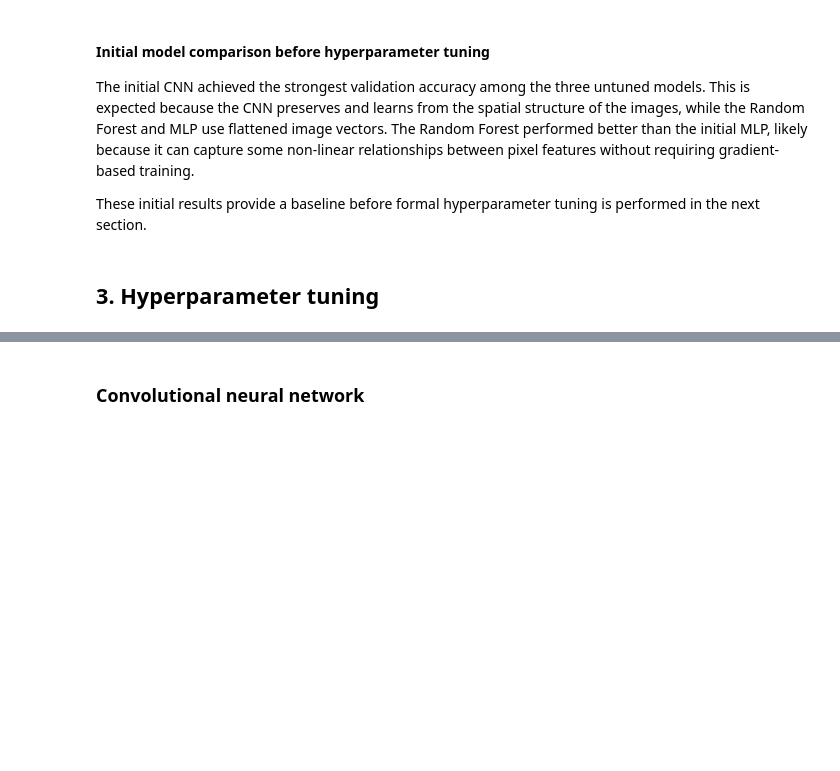
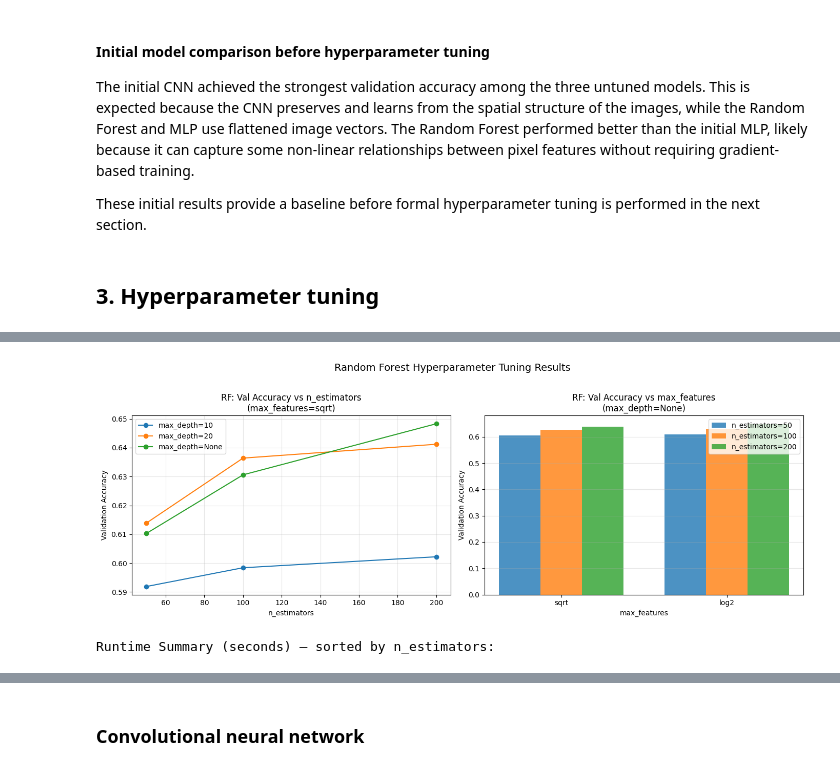
Before and after one commit to rahulsrinivas2003/University-Assignment, a Jupyter notebook: COMP5318 (Machine Learning )/Assignment 2/COMP5318-assignment2-template-notebook-1.ipynb, the cells around one changed output, grey strips where cells are left out. Saved outputs shown, nothing was run; the diff lists cells and outputs as text; code cells hidden in the pictures; blank space fills up the shorter version.

```diff
--- a/COMP5318 (Machine Learning )/Assignment 2/COMP5318-assignment2-template-notebook-1.ipynb
+++ b/COMP5318 (Machine Learning )/Assignment 2/COMP5318-assignment2-template-notebook-1.ipynb
@@ -581,0 +703,64 @@ These initial results provide a baseline before formal hyperparameter tuning is
+# %%
+# ─────────────────────────────────────────────────────────────────
+# SECTION 3.1 — RF TUNING RESULTS VISUALISATION
+# ─────────────────────────────────────────────────────────────────
+
+fig, axes = plt.subplots(1, 2, figsize=(14, 5))
+
+# ── Plot 1: Val Accuracy vs n_estimators, grouped by max_depth ──
+for depth_val in ['10', '20', 'None']:
+    subset = rf_results_df[
+        (rf_results_df['max_depth'] == depth_val) &
+        (rf_results_df['max_features'] == 'sqrt')
+    ].sort_values('n_estimators')
+    axes[0].plot(
+        subset['n_estimators'],
+        subset['val_accuracy'],
+        marker='o',
+        label=f'max_depth={depth_val}'
+    )
+
+axes[0].set_title('RF: Val Accuracy vs n_estimators\n(max_features=sqrt)', fontsize=12)
+axes[0].set_xlabel('n_estimators')
+axes[0].set_ylabel('Validation Accuracy')
+axes[0].legend()
+axes[0].grid(True, alpha=0.3)
+
+# ── Plot 2: Val Accuracy vs max_features, grouped by n_estimators ──
+colors = ['tab:blue', 'tab:orange', 'tab:green']
+bar_width = 0.25
+x = np.arange(2)  # sqrt, log2
+
+for j, n_est in enumerate([50, 100, 200]):
+    subset = rf_results_df[
+        (rf_results_df['n_estimators'] == n_est) &
+        (rf_results_df['max_depth'] == 'None')
+    ].sort_values('max_features')
+    axes[1].bar(
+        x + j * bar_width,
+        subset['val_accuracy'],
+        width=bar_width,
+        label=f'n_estimators={n_est}',
+        color=colors[j],
+        alpha=0.8
+    )
+
+axes[1].set_title('RF: Val Accuracy vs max_features\n(max_depth=None)', fontsize=12)
+axes[1].set_xlabel('max_features')
+axes[1].set_ylabel('Validation Accuracy')
+axes[1].set_xticks(x + bar_width)
+axes[1].set_xticklabels(['sqrt', 'log2'])
+axes[1].legend()
+axes[1].grid(True, alpha=0.3, axis='y')
+
+plt.suptitle('Random Forest Hyperparameter Tuning Results', fontsize=14, y=1.02)
+plt.tight_layout()
+plt.show()
+
+# Runtime comparison table
+print("\nRuntime Summary (seconds) — sorted by n_estimators:")
+runtime_table = rf_results_df.sort_values(['n_estimators', 'max_depth'])
+display(runtime_table[['n_estimators', 'max_depth', 'max_features', 'runtime_s']].reset_index(drop=True))
+# %% [output]
+[figure, added]
+Runtime Summary (seconds) — sorted by n_estimators:
```
Also changed, not shown: parts of 13 cells of this notebook, 5 other files.
